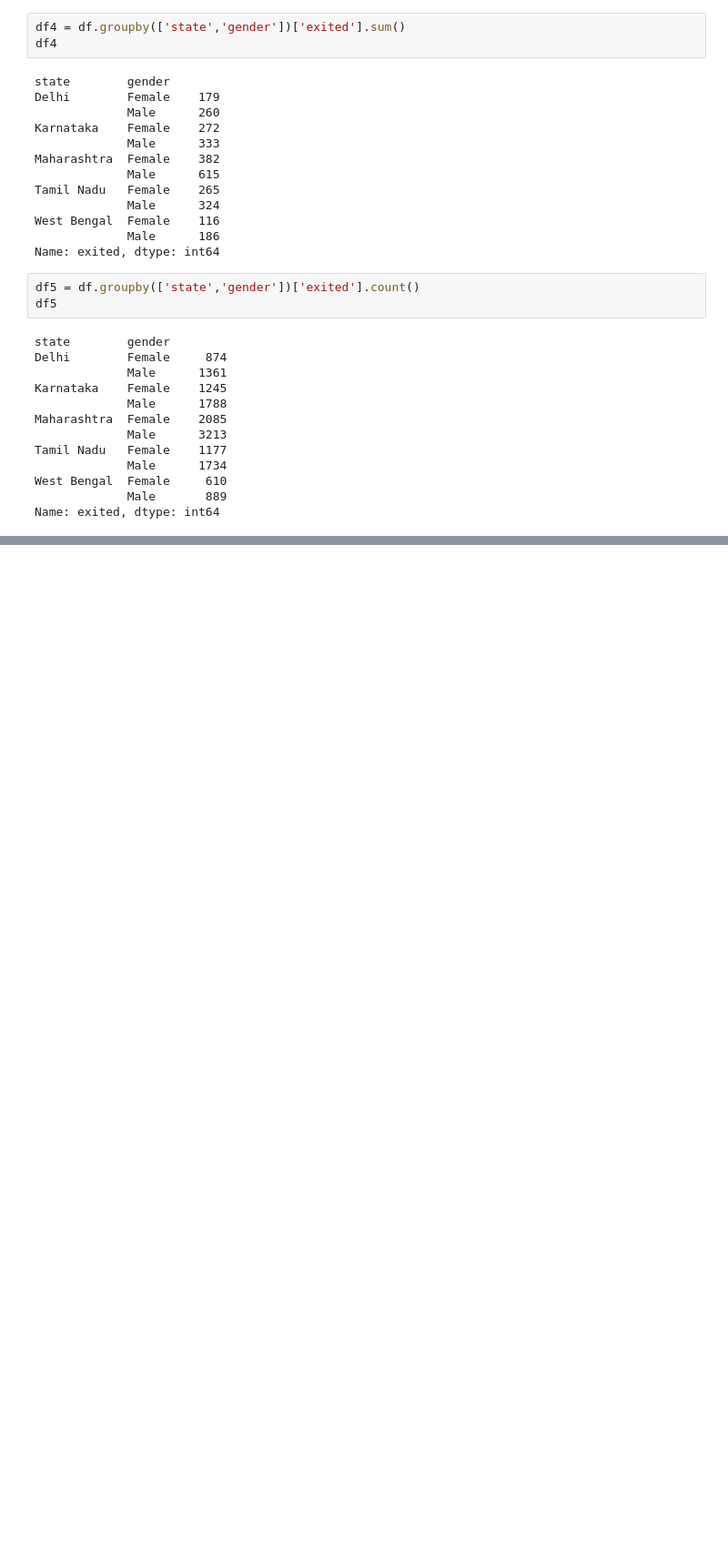
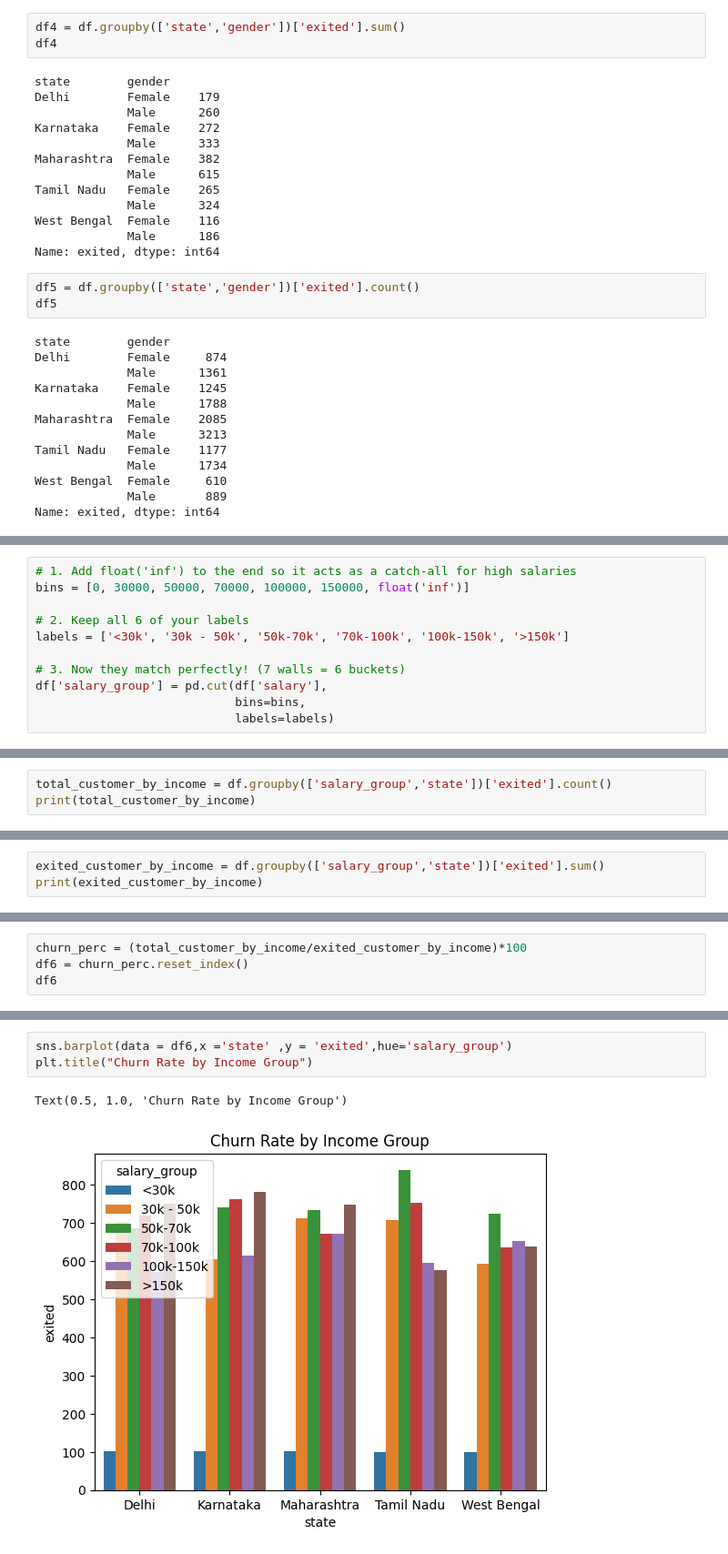
Before and after one commit to Subodhoraw/data-cleanning-, a Jupyter notebook: bank data attrition cleaning.ipynb, the cells around one changed output, grey strips where cells are left out. Shown at 91% size. Cells and saved outputs as stored; diff of their text form; blank space fills up the shorter version.

```diff
--- a/bank data attrition cleaning.ipynb
+++ b/bank data attrition cleaning.ipynb
@@ -936,0 +959,11 @@ plt.show()
+# %%
+# 1. Add float('inf') to the end so it acts as a catch-all for high salaries
+bins = [0, 30000, 50000, 70000, 100000, 150000, float('inf')]
+
+# 2. Keep all 6 of your labels
+labels = ['<30k', '30k - 50k', '50k-70k', '70k-100k', '100k-150k', '>150k']
+
+# 3. Now they match perfectly! (7 walls = 6 buckets)
+df['salary_group'] = pd.cut(df['salary'],
+                            bins=bins,
+                            labels=labels)
@@ -936,0 +986,3 @@ plt.show()
+# %%
+total_customer_by_income = df.groupby(['salary_group','state'])['exited'].count()
+print(total_customer_by_income)
@@ -936,0 +1007,3 @@ plt.show()
+# %%
+exited_customer_by_income = df.groupby(['salary_group','state'])['exited'].sum()
+print(exited_customer_by_income)
@@ -936,0 +1028,4 @@ plt.show()
+# %%
+churn_perc = (total_customer_by_income/exited_customer_by_income)*100
+df6 = churn_perc.reset_index()
+df6
@@ -936,0 +1050,6 @@ plt.show()
+# %%
+sns.barplot(data = df6,x ='state' ,y = 'exited',hue='salary_group')
+plt.title("Churn Rate by Income Group")
+# %% [output]
+Text(0.5, 1.0, 'Churn Rate by Income Group')
+[figure, added]
```
Also changed, not shown: parts of 20 cells of this notebook.
